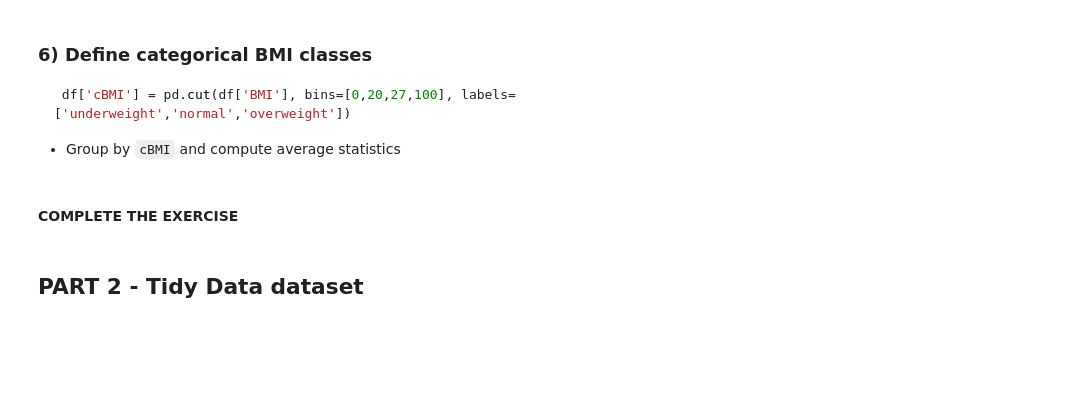
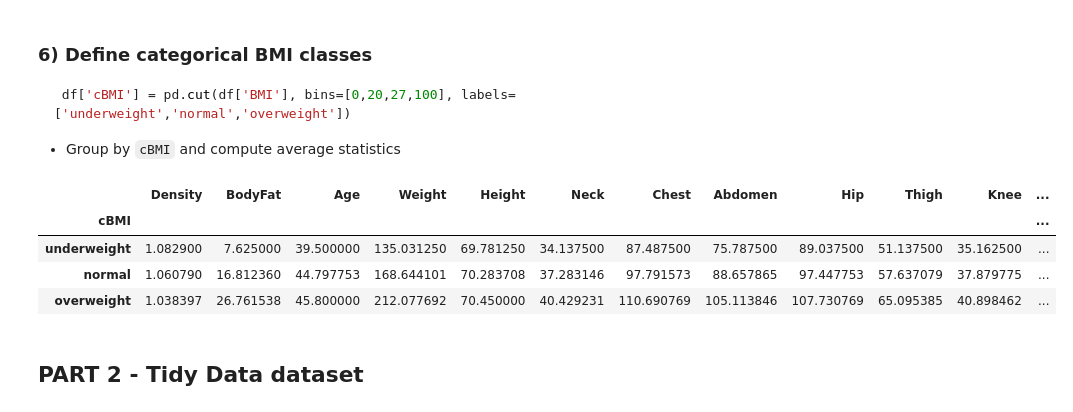
Before and after one commit to Manillin/Notes, a Jupyter notebook: masters/BigDataAnalytics/Lab/data_analytics/DA_2025_students.ipynb, the cells around one changed output. Saved outputs shown, nothing was run; the diff lists cells and outputs as text; code cells hidden in the pictures; blank space fills up the shorter version.

````diff
--- a/masters/BigDataAnalytics/Lab/data_analytics/DA_2025_students.ipynb
+++ b/masters/BigDataAnalytics/Lab/data_analytics/DA_2025_students.ipynb
@@ -1295,8 +1286,15 @@ dtype: float64
  df['cBMI'] = pd.cut(df['BMI'], bins=[0,20,27,100], labels=['underweight','normal','overweight'])
 ```
 - Group by `cBMI` and compute average statistics
-# %% [markdown]
-#### COMPLETE THE EXERCISE
+# %%
+df['cBMI']=pd.cut(df['BMI'],bins=[0,20,27,100],labels=['underweight','normal','overweight'])
+df.groupby('cBMI').mean()
+# %% [output]
+|  | Density | BodyFat | Age | Weight | Height | Neck | Chest | Abdomen | Hip | Thigh | Knee | ... |
+| cBMI |  |  |  |  |  |  |  |  |  |  |  | ... |
+| underweight | 1.082900 | 7.625000 | 39.500000 | 135.031250 | 69.781250 | 34.137500 | 87.487500 | 75.787500 | 89.037500 | 51.137500 | 35.162500 | ... |
+| normal | 1.060790 | 16.812360 | 44.797753 | 168.644101 | 70.283708 | 37.283146 | 97.791573 | 88.657865 | 97.447753 | 57.637079 | 37.879775 | ... |
+| overweight | 1.038397 | 26.761538 | 45.800000 | 212.077692 | 70.450000 | 40.429231 | 110.690769 | 105.113846 | 107.730769 | 65.095385 | 40.898462 | ... |
 # %% [markdown]
 ## PART 2 - Tidy Data dataset
 # %% [markdown]
````
Also changed, not shown: parts of 3 cells of this notebook.
